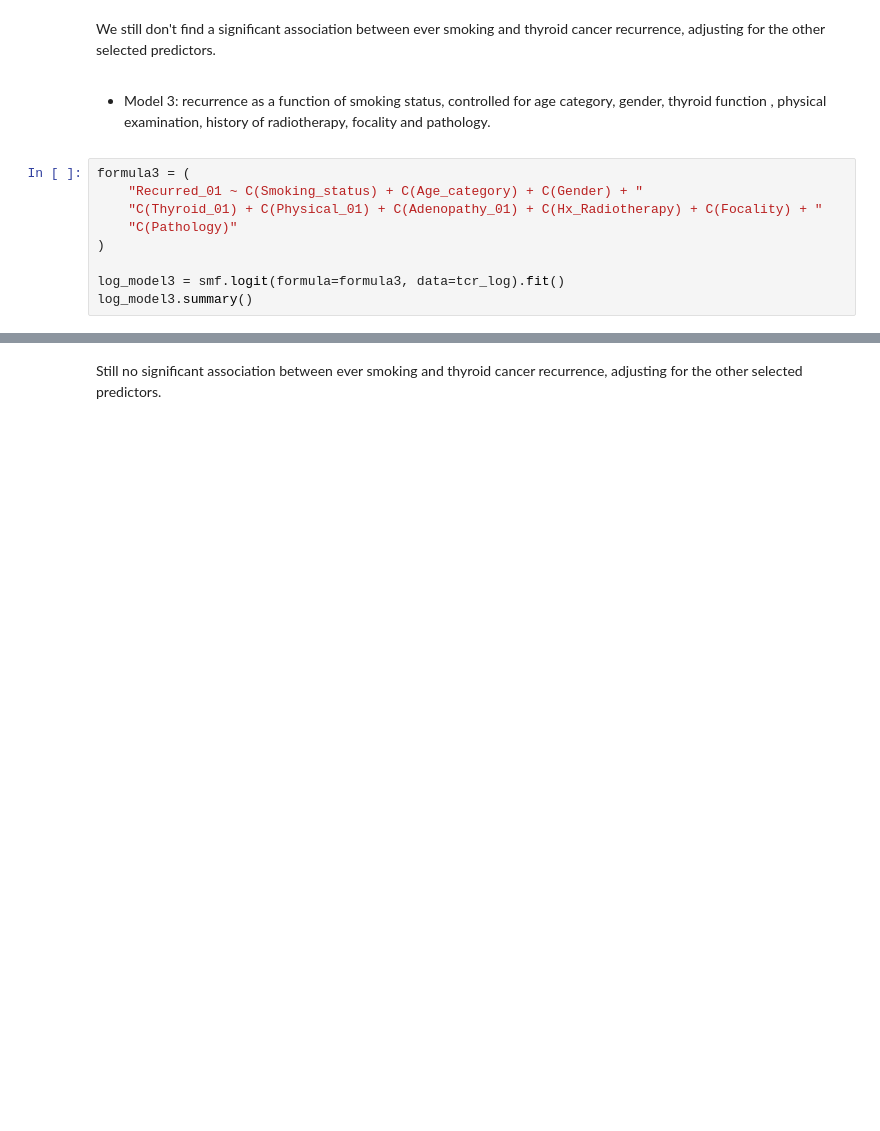
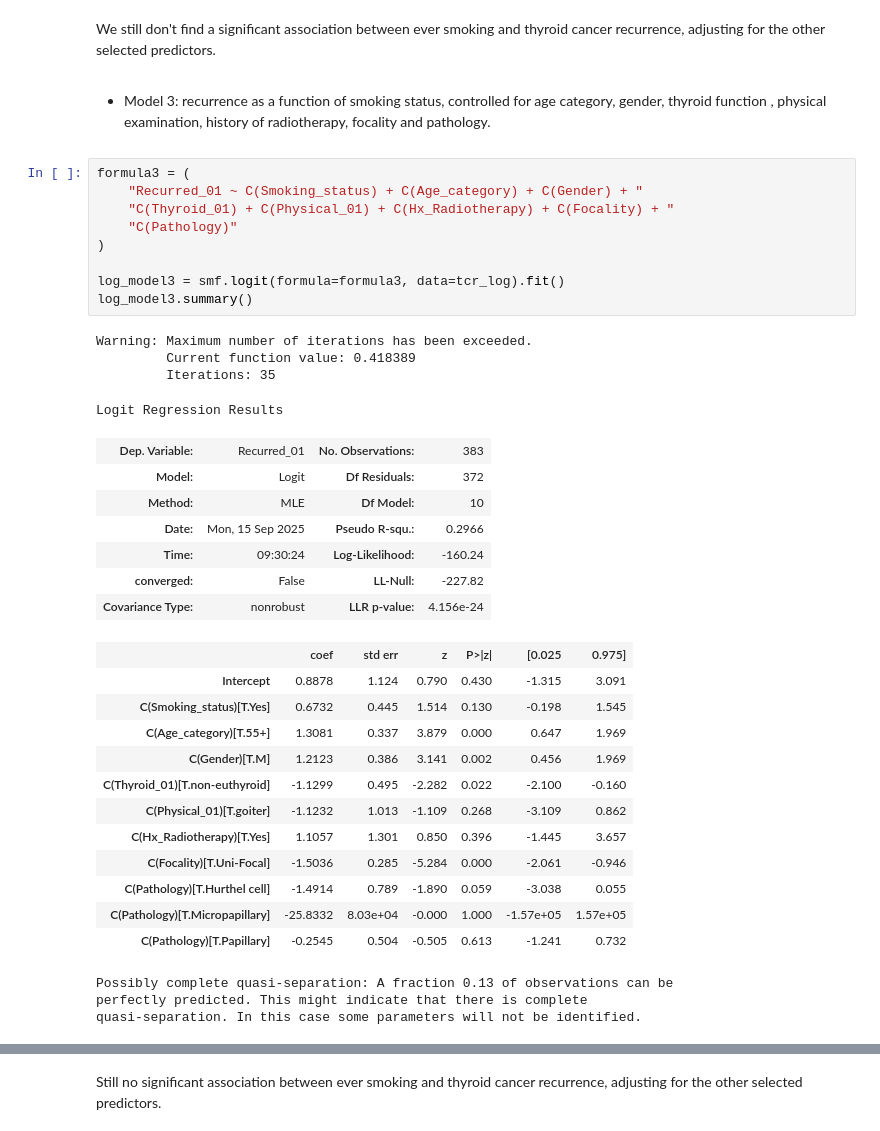
Before and after one commit to andrewnana/Python-Machine-Learning, a Jupyter notebook: Tcr-part1-EDA-logistic-regression.ipynb, the cells around one changed output, grey strips where cells are left out. Drawn from its saved outputs; the diff is of its cells as text; blank space fills up the shorter version.

```diff
--- a/Tcr-part1-EDA-logistic-regression.ipynb
+++ b/Tcr-part1-EDA-logistic-regression.ipynb
@@ -656,10 +813,37 @@ We still don't find a significant association between ever smoking and thyroid c
 # %%
 formula3 = (
     "Recurred_01 ~ C(Smoking_status) + C(Age_category) + C(Gender) + "
-    "C(Thyroid_01) + C(Physical_01) + C(Adenopathy_01) + C(Hx_Radiotherapy) + C(Focality) + "
+    "C(Thyroid_01) + C(Physical_01) + C(Hx_Radiotherapy) + C(Focality) + "
     "C(Pathology)"
 )
 
 log_model3 = smf.logit(formula=formula3, data=tcr_log).fit()
 log_model3.summary()
+# %% [output]
+Warning: Maximum number of iterations has been exceeded.
+         Current function value: 0.418389
+         Iterations: 35
+Logit Regression Results
+| Dep. Variable: | Recurred_01 | No. Observations: | 383 |
+| Model: | Logit | Df Residuals: | 372 |
+| Method: | MLE | Df Model: | 10 |
+| Date: | Mon, 15 Sep 2025 | Pseudo R-squ.: | 0.2966 |
+| Time: | 09:30:24 | Log-Likelihood: | -160.24 |
+| converged: | False | LL-Null: | -227.82 |
+| Covariance Type: | nonrobust | LLR p-value: | 4.156e-24 |
+|  | coef | std err | z | P>|z| | [0.025 | 0.975] |
+| Intercept | 0.8878 | 1.124 | 0.790 | 0.430 | -1.315 | 3.091 |
+| C(Smoking_status)[T.Yes] | 0.6732 | 0.445 | 1.514 | 0.130 | -0.198 | 1.545 |
+| C(Age_category)[T.55+] | 1.3081 | 0.337 | 3.879 | 0.000 | 0.647 | 1.969 |
+| C(Gender)[T.M] | 1.2123 | 0.386 | 3.141 | 0.002 | 0.456 | 1.969 |
+| C(Thyroid_01)[T.non-euthyroid] | -1.1299 | 0.495 | -2.282 | 0.022 | -2.100 | -0.160 |
+| C(Physical_01)[T.goiter] | -1.1232 | 1.013 | -1.109 | 0.268 | -3.109 | 0.862 |
+| C(Hx_Radiotherapy)[T.Yes] | 1.1057 | 1.301 | 0.850 | 0.396 | -1.445 | 3.657 |
+| C(Focality)[T.Uni-Focal] | -1.5036 | 0.285 | -5.284 | 0.000 | -2.061 | -0.946 |
+| C(Pathology)[T.Hurthel cell] | -1.4914 | 0.789 | -1.890 | 0.059 | -3.038 | 0.055 |
+| C(Pathology)[T.Micropapillary] | -25.8332 | 8.03e+04 | -0.000 | 1.000 | -1.57e+05 | 1.57e+05 |
+| C(Pathology)[T.Papillary] | -0.2545 | 0.504 | -0.505 | 0.613 | -1.241 | 0.732 |
+Possibly complete quasi-separation: A fraction 0.13 of observations can be
+perfectly predicted. This might indicate that there is complete
+quasi-separation. In this case some parameters will not be identified.
 # %%
```
Also changed, not shown: parts of 46 cells of this notebook, 2 other files.
